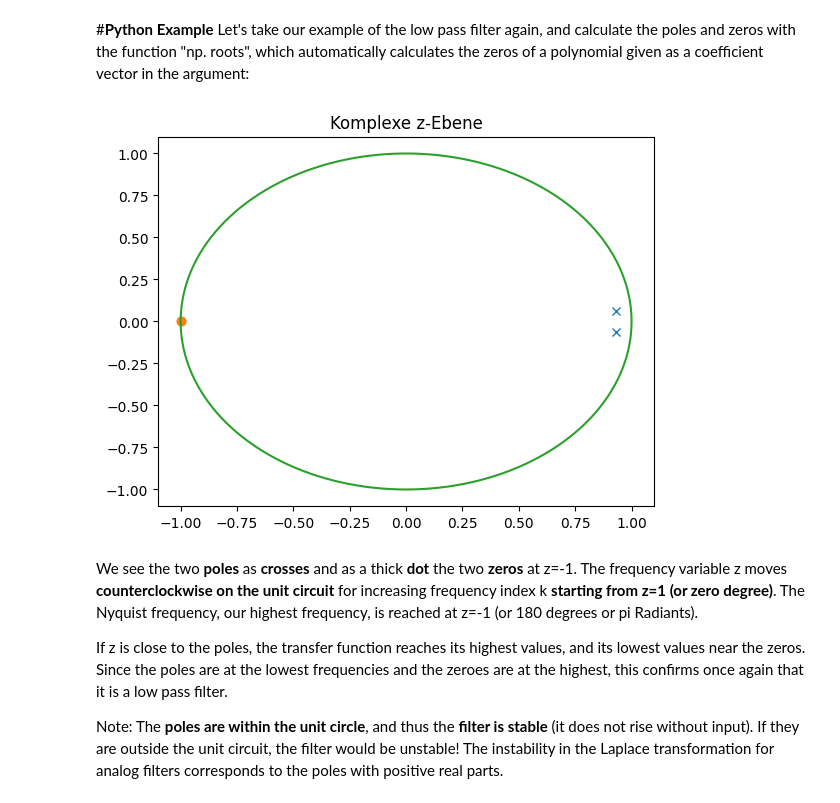
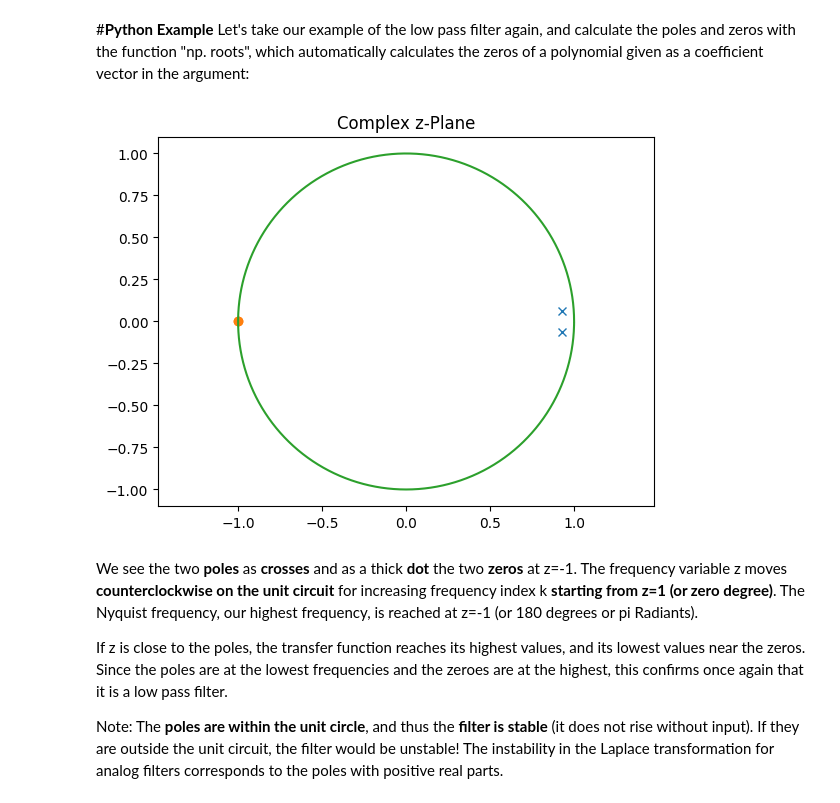
Before and after one commit to TUIlmenauAMS/GVT_Lecture_Colab, a Jupyter notebook: GVT_V10.ipynb, the cells around one changed output. Drawn from its saved outputs; the diff is of its cells as text; code cells hidden in the pictures.

```diff
--- a/GVT_V10.ipynb
+++ b/GVT_V10.ipynb
@@ -236,35 +236,36 @@ nullstellen
 #-1=exp(j*pi), which means normalized
 #frequency pi, or Nyquist frequency. This
 #means we have a double zero at Nyquist
 #frequency and we have no output at the
 #highest frequency, Nyquist.
 #The pole locations:
 pole=np.roots(a)
 pole
 #array([ 0.93068057+0.06481626j,  0.93068057-0.06481626j])
 #Observe that these are 2 conjugate complex
 
 #numbers.
 #Plot the Poles in the complex plane as 'x':
 plt.plot(np.real(pole),np.imag(pole),'x')
 #Plot the zeros as 'o':
 plt.plot(np.real(nullstellen),np.imag(nullstellen),'o')
 
 #passende Axen-Skalierung:
 plt.axis([-1.1,1.1,-1.1,1.1])
 
 #Plot unit circle:
 circlere=np.zeros(512)
 circleim=np.zeros(512)
 for k in range(512):
    circlere[k]=np.cos(2*np.pi/512*k)
    circleim[k]=np.sin(2*np.pi/512*k)
 
 plt.plot(circlere,circleim)
-plt.title('Komplexe z-Ebene')
+plt.title('Complex z-Plane')
+plt.axis('equal')
 plt.show()
 # %% [output]
-[figure, old version]
+[figure, new version]
 # %% [markdown]
 We see the two **poles** as **crosses** and as a thick **dot** the two **zeros** at z=-1. The frequency variable z moves **counterclockwise on the unit circuit** for increasing frequency index k **starting from z=1 (or zero degree)**. The Nyquist frequency, our highest frequency, is reached at z=-1 (or 180 degrees or pi Radiants).
 
```
